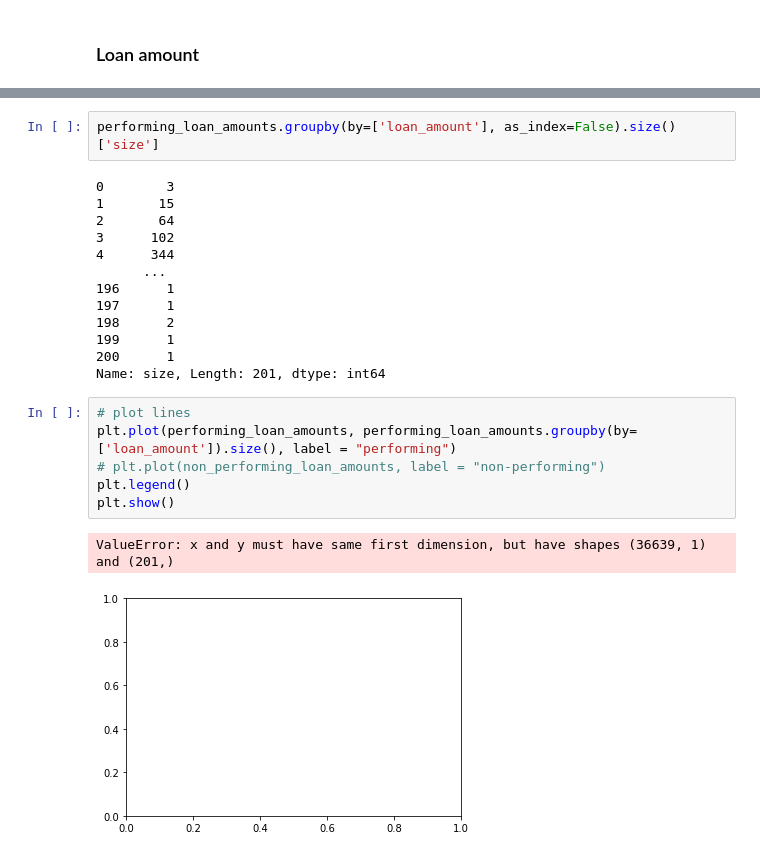
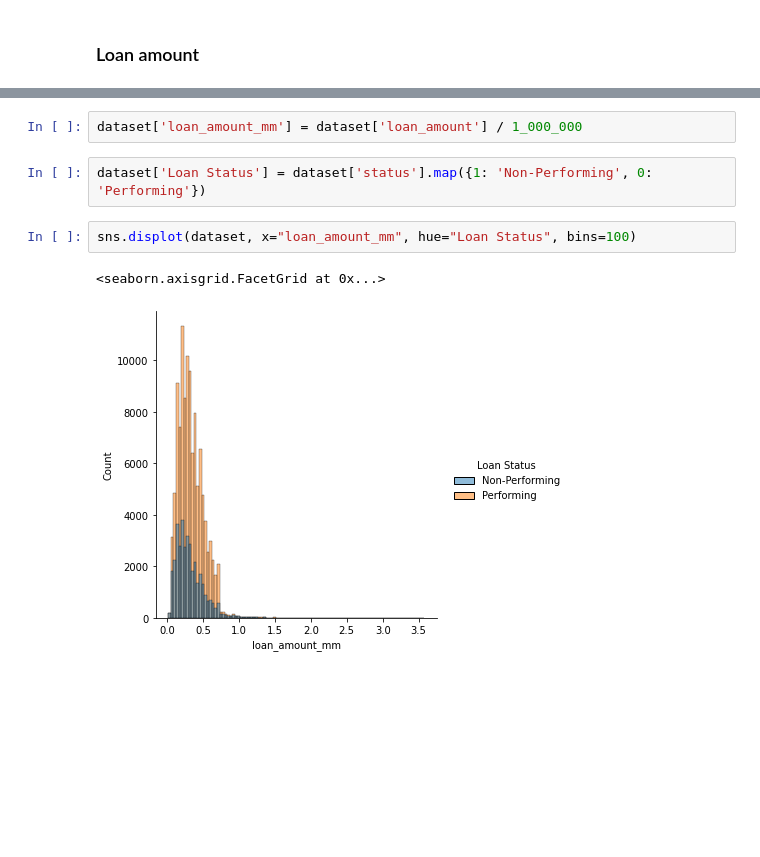
Before and after one commit to bjpayne/mortgage-underwriting-assistant, a Jupyter notebook: report-notebook.ipynb, the cells around one changed output, grey strips where cells are left out. Saved outputs shown, nothing was run; the diff lists cells and outputs as text; blank space fills up the shorter version.

```diff
--- a/report-notebook.ipynb
+++ b/report-notebook.ipynb
@@ -76,24 +53,9 @@ performing_loan_amounts, non_performing_loan_amounts
-# %%
-performing_loan_amounts.groupby(by=['loan_amount'], as_index=False).size()['size']
-# %% [output]
-0        3
-1       15
-2       64
-3      102
-4      344
-      ...
-196      1
-197      1
-198      2
-199      1
-200      1
-Name: size, Length: 201, dtype: int64
-# %%
-# plot lines
-plt.plot(performing_loan_amounts, performing_loan_amounts.groupby(by=['loan_amount']).size(), label = "performing")
-# plt.plot(non_performing_loan_amounts, label = "non-performing")
-plt.legend()
-plt.show()
-# %% [output]
-ValueError: x and y must have same first dimension, but have shapes (36639, 1) and (201,)
-[figure, removed]
+# %%
+dataset['loan_amount_mm'] = dataset['loan_amount'] / 1_000_000
+# %%
+dataset['Loan Status'] = dataset['status'].map({1: 'Non-Performing', 0: 'Performing'})
+# %%
+sns.displot(dataset, x="loan_amount_mm", hue="Loan Status", bins=100)
+# %% [output]
+<seaborn.axisgrid.FacetGrid at 0x...>
+[figure, added]
```
Also changed, not shown: parts of 5 cells of this notebook, 3 other files.
